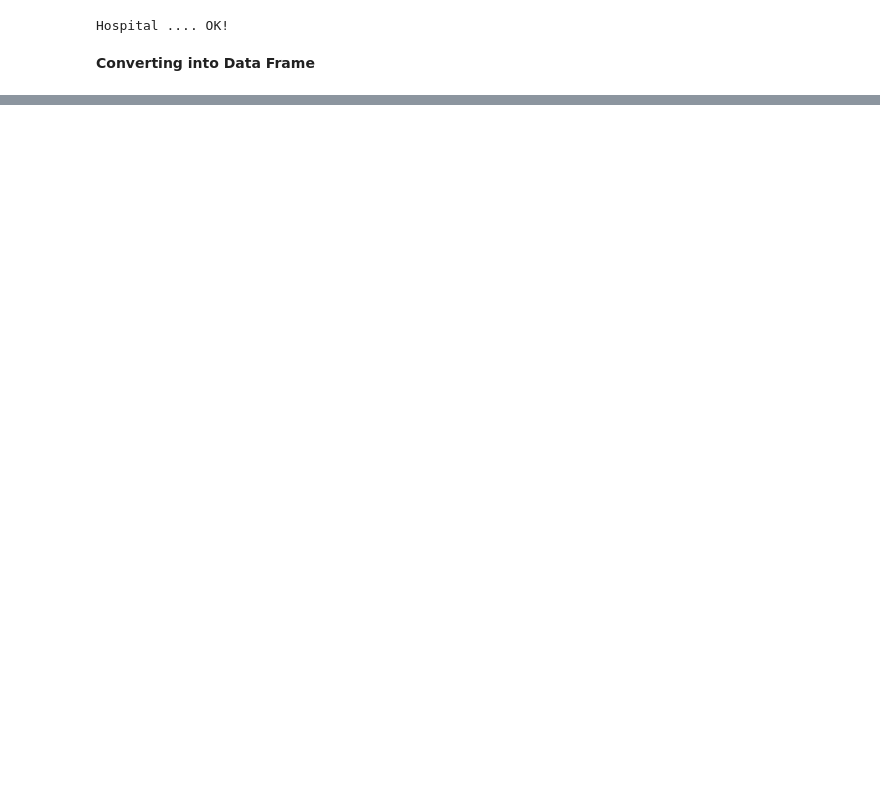
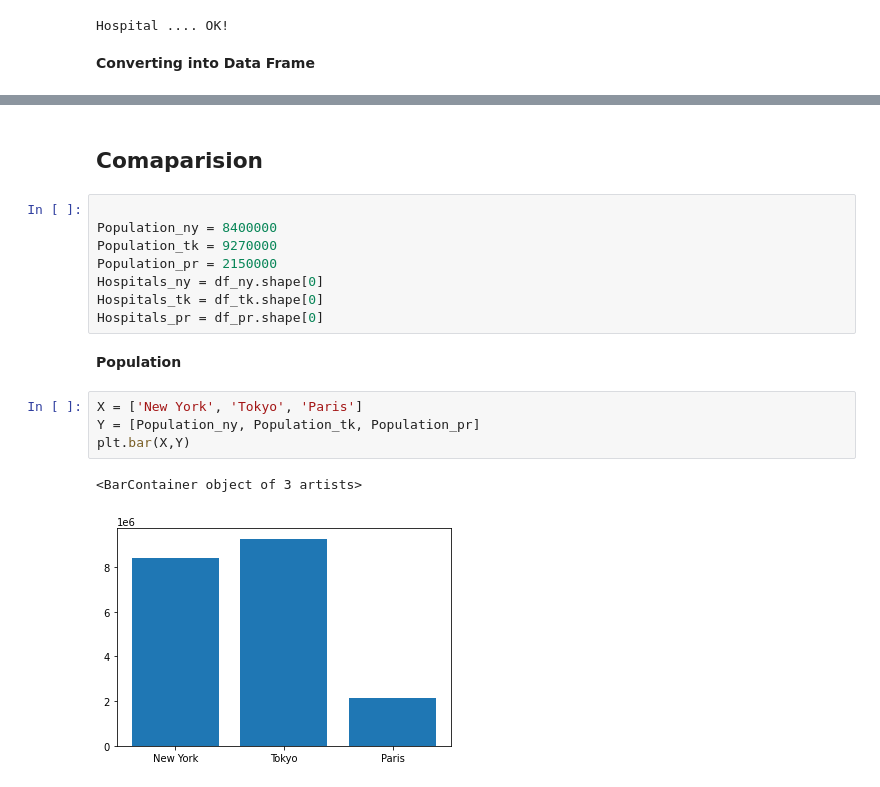
Before and after one commit to Rahps97/Coursera_Capstone, a Jupyter notebook: Final_Project.ipynb, the cells around one changed output, grey strips where cells are left out. Drawn from its saved outputs; the diff is of its cells as text; blank space fills up the shorter version.

```diff
--- a/Final_Project.ipynb
+++ b/Final_Project.ipynb
@@ -169,0 +446,19 @@ df_pr.head()
+# %% [markdown]
+## Comaparision
+# %%
+
+Population_ny = 8400000
+Population_tk = 9270000
+Population_pr = 2150000
+Hospitals_ny = df_ny.shape[0]
+Hospitals_tk = df_tk.shape[0]
+Hospitals_pr = df_pr.shape[0]
+# %% [markdown]
+__Population__
+# %%
+X = ['New York', 'Tokyo', 'Paris']
+Y = [Population_ny, Population_tk, Population_pr]
+plt.bar(X,Y)
+# %% [output]
+<BarContainer object of 3 artists>
+[figure, added]
```
Also changed, not shown: parts of 45 cells of this notebook, 1 other file.
